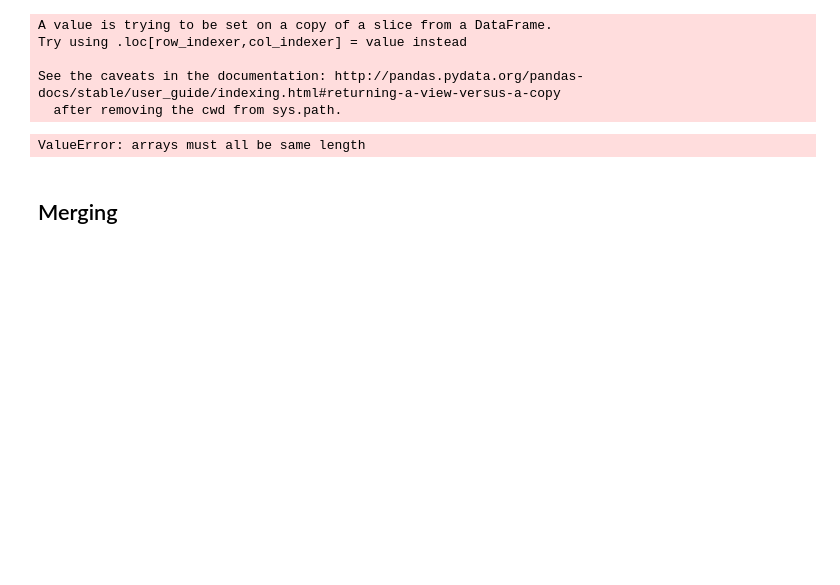
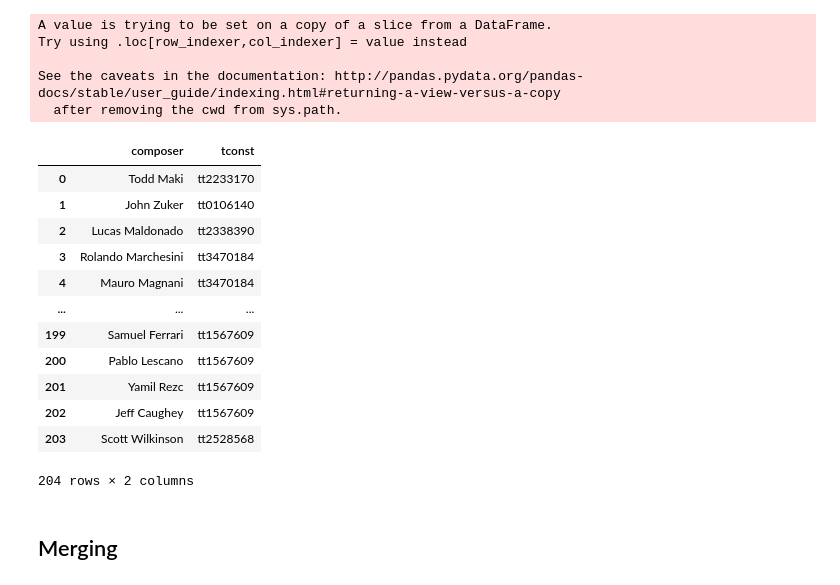
Before and after one commit to benspils/movie-content-analysis, a Jupyter notebook: What_Makes_a_Successful_Movie?-Mike.ipynb, the cells around one changed output. Saved outputs shown, nothing was run; the diff lists cells and outputs as text; code cells hidden in the pictures; blank space fills up the shorter version.

```diff
--- a/What_Makes_a_Successful_Movie?-Mike.ipynb
+++ b/What_Makes_a_Successful_Movie?-Mike.ipynb
@@ -155,32 +170,44 @@ df_composer.sort_values(by='title_length',ascending=False, inplace=True)
 # %%
 #Making composer dataframe by making tconst individualized *****WHAT HAPPENED?
 
 tconsts=list(df_composer["known_for_titles"][:32])
 tconst_list=[]
-for tconst in tconst_list:
+for tconst in tconsts:
     tconst_list.append(list(tconst.split(",")))
 tconst_list
 tconst_master=[]
 for tconst in tconst_list:
     for subtconst in tconst:
         tconst_master.append(subtconst)
 
 unique_tconst_master=set(tconst_master)
 vector=list(range(0,46984))
 df_tconst=[]
 df_consts=[]
 
 for tconst in unique_tconst_master:
     for number in vector:
         if tconst in df_composer.iloc[number, 5]:
             df_tconst.append(tconst)
             df_consts.append(df_composer.iloc[number, 1])
 
 tconst_table=pd.DataFrame({'composer':df_consts, 'tconst':df_genres})
 
 tconst_table
 # %% [output]
+|  | composer | tconst |
+| 0 | Todd Maki | tt2233170 |
+| 1 | John Zuker | tt0106140 |
+| 2 | Lucas Maldonado | tt2338390 |
+| 3 | Rolando Marchesini | tt3470184 |
+| 4 | Mauro Magnani | tt3470184 |
+| ... | ... | ... |
+| 199 | Samuel Ferrari | tt1567609 |
+| 200 | Pablo Lescano | tt1567609 |
+| 201 | Yamil Rezc | tt1567609 |
+| 202 | Jeff Caughey | tt1567609 |
+| 203 | Scott Wilkinson | tt2528568 |
-ValueError: arrays must all be same length
+204 rows × 2 columns
 # %%
 #Merging master with composer table
 
```
Also changed, not shown: parts of 15 cells of this notebook, 2 other files.
